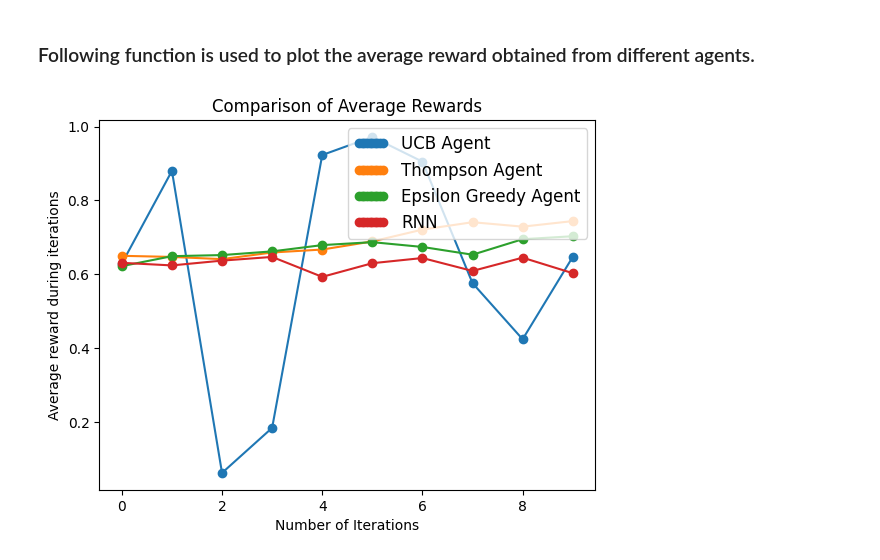
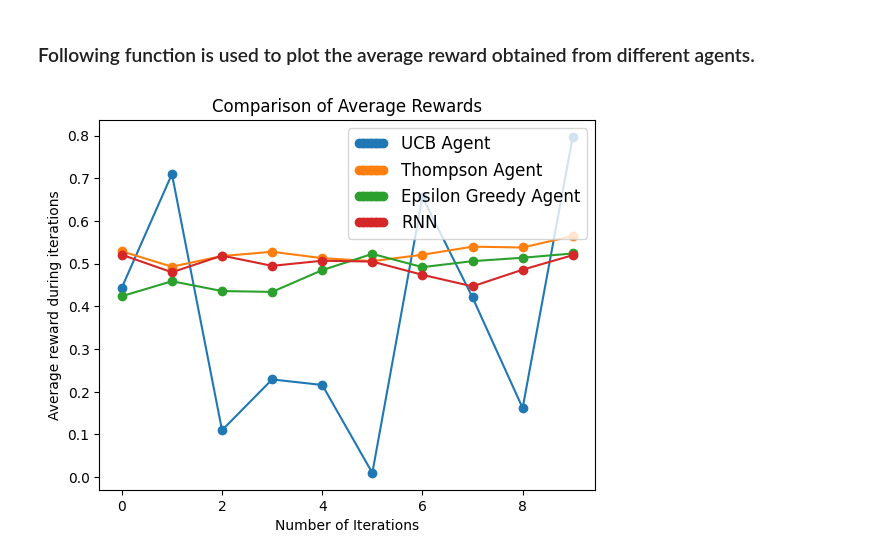
Before and after one commit to sharmaswastik/EE-675A-Course-Project, a Jupyter notebook: CP.ipynb, the cells around one changed output. Cells and saved outputs as stored; diff of their text form; code cells hidden in the pictures.

```diff
--- a/CP.ipynb
+++ b/CP.ipynb
@@ -404,11 +406,11 @@ def experiments(num_actions, trials, episodes, gamma, lr):
 
     plot_data(rewards_exp, names)
 # %%
-num_actions = 10
+num_actions = 50
 task_episodes = 10
 trials = 1000
 gamma = 1
 lr = 0.0
 experiments(num_actions, trials, task_episodes, gamma, lr)
 # %% [output]
-[figure, old version]
+[figure, new version]
```
Also changed, not shown: parts of 2 cells of this notebook.
